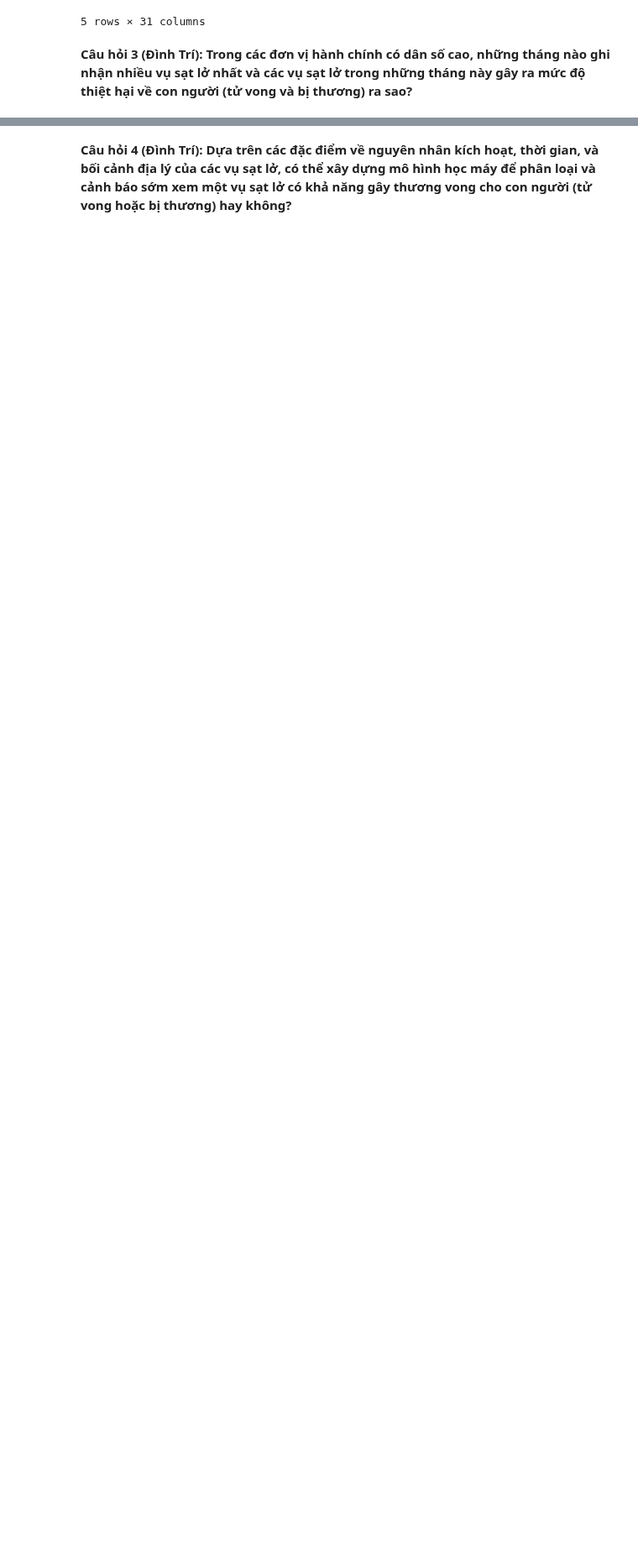
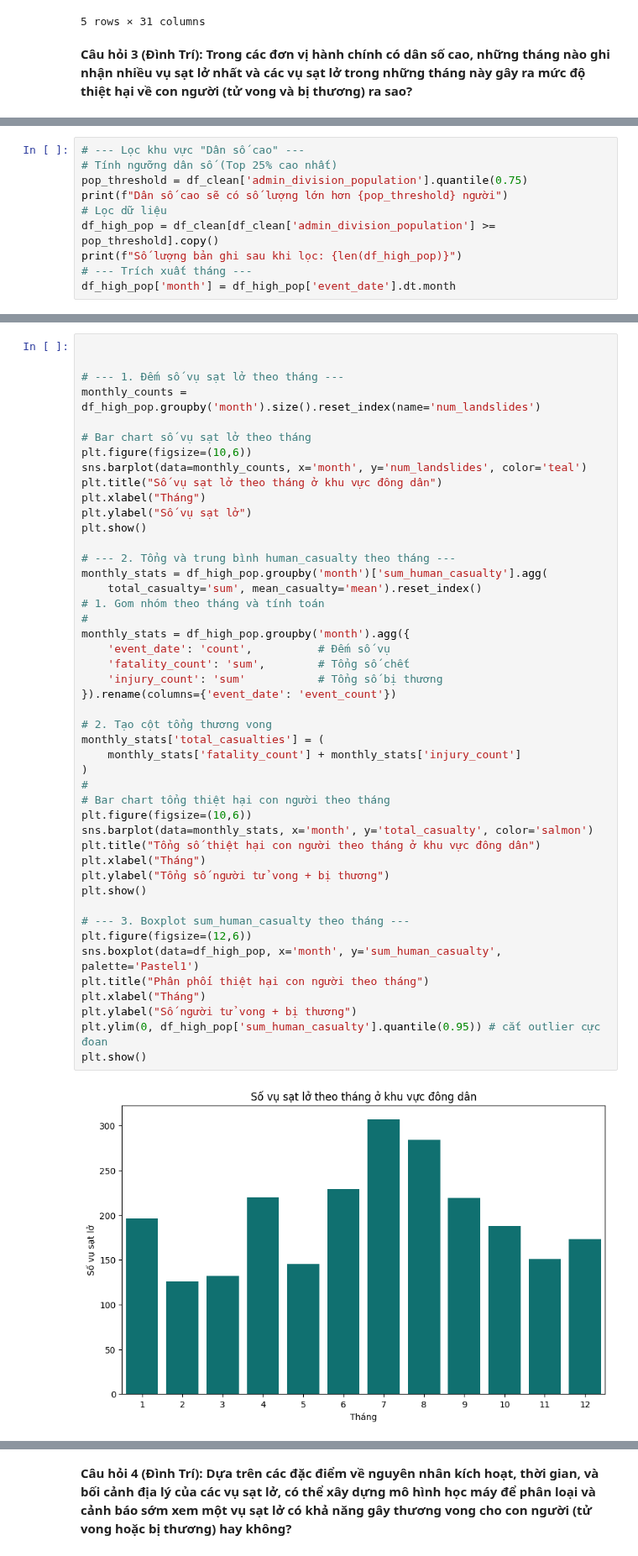
Before and after one commit to tientien01/Global-Landslide-Catalog-NASA-Analysis, a Jupyter notebook: notebook/05_modeling.ipynb, the cells around one changed output, grey strips where cells are left out. Shown at 84% size. Drawn from its saved outputs; the diff is of its cells as text; blank space fills up the shorter version.

```diff
--- a/notebook/05_modeling.ipynb
+++ b/notebook/05_modeling.ipynb
@@ -38,0 +53,10 @@ df.head()
+# %%
+# --- Lọc khu vực "Dân số cao" ---
+# Tính ngưỡng dân số (Top 25% cao nhất)
+pop_threshold = df_clean['admin_division_population'].quantile(0.75)
+print(f"Dân số cao sẽ có số lượng lớn hơn {pop_threshold} người")
+# Lọc dữ liệu
+df_high_pop = df_clean[df_clean['admin_division_population'] >= pop_threshold].copy()
+print(f"Số lượng bản ghi sau khi lọc: {len(df_high_pop)}")
+# --- Trích xuất tháng ---
+df_high_pop['month'] = df_high_pop['event_date'].dt.month
@@ -38,0 +85,48 @@ df.head()
+# %%
+
+
+# --- 1. Đếm số vụ sạt lở theo tháng ---
+monthly_counts = df_high_pop.groupby('month').size().reset_index(name='num_landslides')
+
+# Bar chart số vụ sạt lở theo tháng
+plt.figure(figsize=(10,6))
+sns.barplot(data=monthly_counts, x='month', y='num_landslides', color='teal')
+plt.title("Số vụ sạt lở theo tháng ở khu vực đông dân")
+plt.xlabel("Tháng")
+plt.ylabel("Số vụ sạt lở")
+plt.show()
+
+# --- 2. Tổng và trung bình human_casualty theo tháng ---
+monthly_stats = df_high_pop.groupby('month')['sum_human_casualty'].agg(
+    total_casualty='sum', mean_casualty='mean').reset_index()
+# 1. Gom nhóm theo tháng và tính toán
+#
+monthly_stats = df_high_pop.groupby('month').agg({
+    'event_date': 'count',          # Đếm số vụ
+    'fatality_count': 'sum',        # Tổng số chết
+    'injury_count': 'sum'           # Tổng số bị thương
+}).rename(columns={'event_date': 'event_count'})
+
+# 2. Tạo cột tổng thương vong
+monthly_stats['total_casualties'] = (
+    monthly_stats['fatality_count'] + monthly_stats['injury_count']
+)
+#
+# Bar chart tổng thiệt hại con người theo tháng
+plt.figure(figsize=(10,6))
+sns.barplot(data=monthly_stats, x='month', y='total_casualty', color='salmon')
+plt.title("Tổng số thiệt hại con người theo tháng ở khu vực đông dân")
+plt.xlabel("Tháng")
+plt.ylabel("Tổng số người tử vong + bị thương")
+plt.show()
+
+# --- 3. Boxplot sum_human_casualty theo tháng ---
+plt.figure(figsize=(12,6))
+sns.boxplot(data=df_high_pop, x='month', y='sum_human_casualty', palette='Pastel1')
+plt.title("Phân phối thiệt hại con người theo tháng")
+plt.xlabel("Tháng")
+plt.ylabel("Số người tử vong + bị thương")
+plt.ylim(0, df_high_pop['sum_human_casualty'].quantile(0.95)) # cắt outlier cực đoan
+plt.show()
+# %% [output]
+[figure, added]
```
Also changed, not shown: parts of 7 cells of this notebook.
